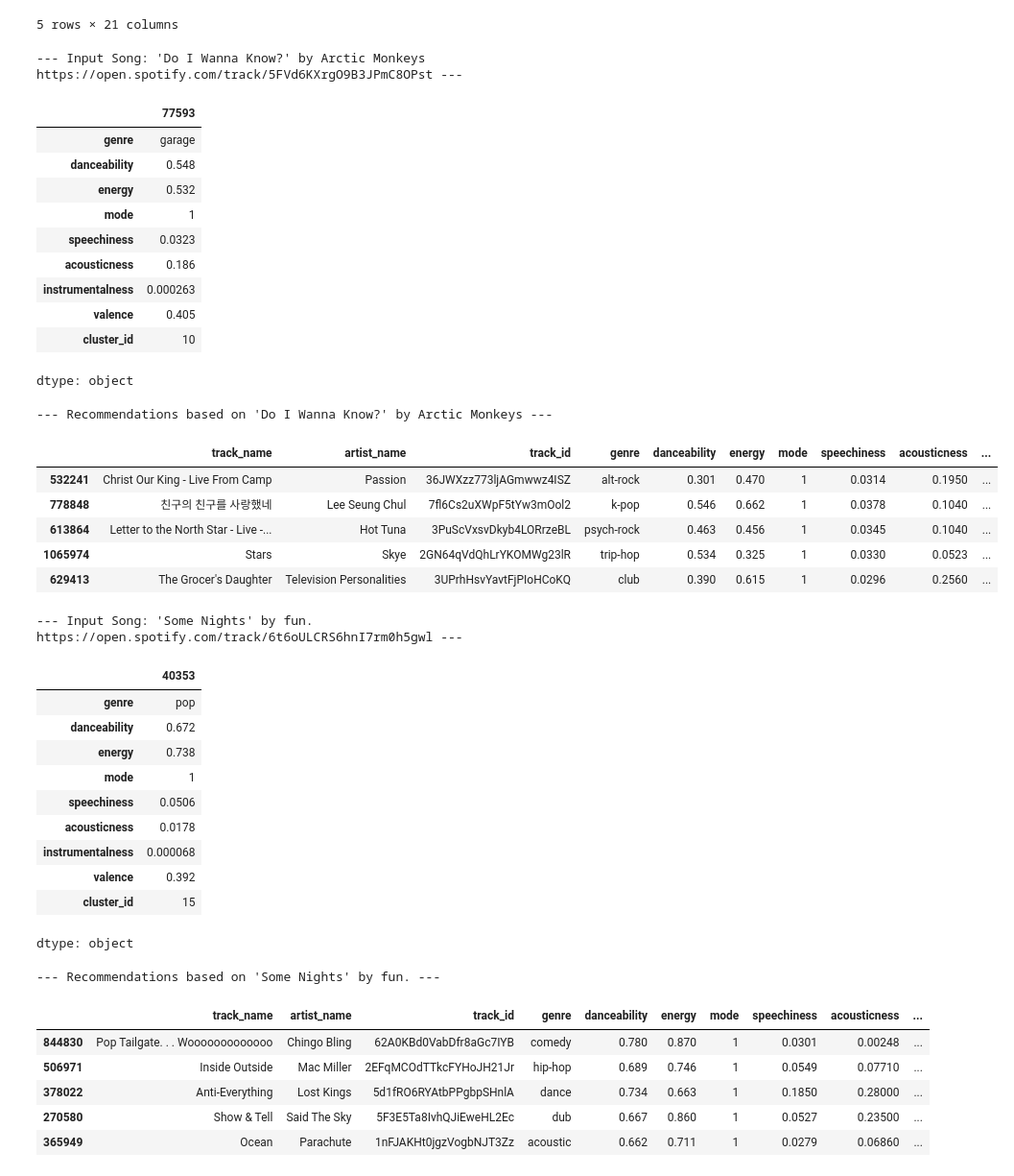
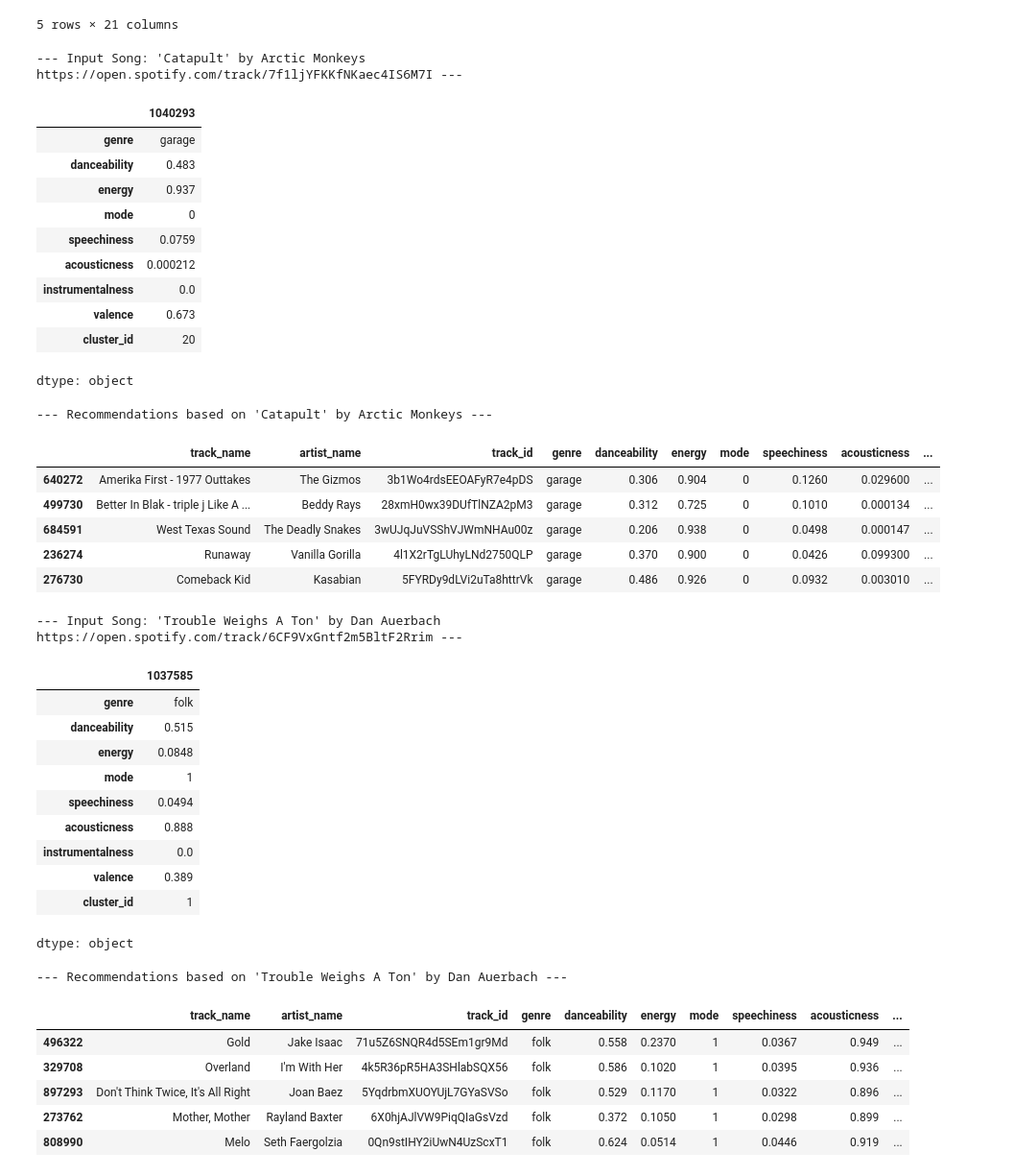
Before and after one commit to CamCranda11/MLFA25Project, a Jupyter notebook: MLProjectModel.ipynb, the cells around one changed output. Shown: that part at 96% size. Saved outputs shown, nothing was run; the diff lists cells and outputs as text; code cells hidden in the pictures.

Commit message:
ran tests, added a way to search for all songs by an artist, and added a cell to save the clustered data

```diff
--- a/MLProjectModel.ipynb
+++ b/MLProjectModel.ipynb
@@ -81,7 +81,7 @@ print("\n")
 # %%
 def recommend_songs(input_song_name, input_artist_name, data_df, num_recs=3):
     """
-    Recommends songs from the same cluster as the input song and artist.
+    Recommends songs from the same cluster and genre as the input song and artist.
     Includes track_id for generating Spotify links.
     """
     try:
@@ -90,21 +90,23 @@ def recommend_songs(input_song_name, input_artist_name, data_df, num_recs=3):
             (data_df['artist_name'] == input_artist_name)
         ].iloc[0]
         song_cluster = song_row['cluster_id']
+        song_genre = song_row['genre']
 
         recommendations = data_df[
             (data_df['cluster_id'] == song_cluster) &
+            (data_df['genre'] == song_genre) &
             ((data_df['track_name'] != input_song_name) | (data_df['artist_name'] != input_artist_name))
         ]
 
         if len(recommendations) == 0:
-            return "No similar songs found."
+            return "No similar songs found in the same genre."
 
         return recommendations.sample(min(num_recs, len(recommendations)))
 
     except IndexError:
         return f"Song '{input_song_name}' by {input_artist_name} not found in the dataset."
 # %%
-my_song = 'Do I Wanna Know?'
+my_song = 'Catapult'
 my_artist = 'Arctic Monkeys'
 recommendations = recommend_songs(my_song, my_artist, song_cluster_df, num_recs=5)
 
@@ -126,67 +128,67 @@ try:
 
 except IndexError:
     print(f"Song '{my_song}' by {my_artist} not found in the dataset.")
 
 
 print("\n")
 
-my_song_2 = 'Some Nights'
-my_artist_2 = 'fun.'
+my_song_2 = 'Trouble Weighs A Ton'
+my_artist_2 = 'Dan Auerbach'
 recommendations_2 = recommend_songs(my_song_2, my_artist_2, song_cluster_df, num_recs=5)
 
 try:
     input_song_2_row = song_cluster_df[
         (song_cluster_df['track_name'] == my_song_2) &
         (song_cluster_df['artist_name'] == my_artist_2)
     ].iloc[0]
     input_song_2_track_id = input_song_2_row['track_id']
     print(f"--- Input Song: '{my_song_2}' by {my_artist_2} https://open.spotify.com/track/{input_song_2_track_id} ---")
     display(input_song_2_row[['genre', 'danceability', 'energy', 'mode', 'speechiness', 'acousticness', 'instrumentalness', 'valence', 'cluster_id']])
 
     print(f"\n--- Recommendations based on '{my_song_2}' by {my_artist_2} ---")
     if isinstance(recommendations_2, pd.DataFrame):
         display(recommendations_2[['track_name', 'artist_name', 'track_id', 'genre', 'danceability', 'energy', 'mode', 'speechiness', 'acousticness', 'instrumentalness', 'valence', 'cluster_id']])
     else:
         print(recommendations_2)
 
 except IndexError:
     print(f"Song '{my_song_2}' by {my_artist_2} not found in the dataset.")
 # %% [output]
---- Input Song: 'Do I Wanna Know?' by Arctic Monkeys https://open.spotify.com/track/5FVd6KXrgO9B3JPmC8OPst ---
+--- Input Song: 'Catapult' by Arctic Monkeys https://open.spotify.com/track/7f1ljYFKKfNKaec4IS6M7I ---
-|  | 77593 |
+|  | 1040293 |
 | genre | garage |
-| danceability | 0.548 |
-| energy | 0.532 |
-| mode | 1 |
-| speechiness | 0.0323 |
-| acousticness | 0.186 |
-| instrumentalness | 0.000263 |
-| valence | 0.405 |
-| cluster_id | 10 |
+| danceability | 0.483 |
+| energy | 0.937 |
+| mode | 0 |
+| speechiness | 0.0759 |
+| acousticness | 0.000212 |
+| instrumentalness | 0.0 |
+| valence | 0.673 |
+| cluster_id | 20 |
 dtype: object
---- Recommendations based on 'Do I Wanna Know?' by Arctic Monkeys ---
+--- Recommendations based on 'Catapult' by Arctic Monkeys ---
 |  | track_name | artist_name | track_id | genre | danceability | energy | mode | speechiness | acousticness | ... |
-| 532241 | Christ Our King - Live From Camp | Passion | 36JWXzz773ljAGmwwz4ISZ | alt-rock | 0.301 | 0.470 | 1 | 0.0314 | 0.1950 | ... |
-| 778848 | 친구의 친구를 사랑했네 | Lee Seung Chul | 7fl6Cs2uXWpF5tYw3mOol2 | k-pop | 0.546 | 0.662 | 1 | 0.0378 | 0.1040 | ... |
-| 613864 | Letter to the North Star - Live -... | Hot Tuna | 3PuScVxsvDkyb4LORrzeBL | psych-rock | 0.463 | 0.456 | 1 | 0.0345 | 0.1040 | ... |
-| 1065974 | Stars | Skye | 2GN64qVdQhLrYKOMWg23lR | trip-hop | 0.534 | 0.325 | 1 | 0.0330 | 0.0523 | ... |
-| 629413 | The Grocer's Daughter | Television Personalities | 3UPrhHsvYavtFjPIoHCoKQ | club | 0.390 | 0.615 | 1 | 0.0296 | 0.2560 | ... |
+| 640272 | Amerika First - 1977 Outtakes | The Gizmos | 3b1Wo4rdsEEOAFyR7e4pDS | garage | 0.306 | 0.904 | 0 | 0.1260 | 0.029600 | ... |
+| 499730 | Better In Blak - triple j Like A ... | Beddy Rays | 28xmH0wx39DUfTlNZA2pM3 | garage | 0.312 | 0.725 | 0 | 0.1010 | 0.000134 | ... |
+| 684591 | West Texas Sound | The Deadly Snakes | 3wUJqJuVSShVJWmNHAu00z | garage | 0.206 | 0.938 | 0 | 0.0498 | 0.000147 | ... |
+| 236274 | Runaway | Vanilla Gorilla | 4l1X2rTgLUhyLNd2750QLP | garage | 0.370 | 0.900 | 0 | 0.0426 | 0.099300 | ... |
+| 276730 | Comeback Kid | Kasabian | 5FYRDy9dLVi2uTa8httrVk | garage | 0.486 | 0.926 | 0 | 0.0932 | 0.003010 | ... |
---- Input Song: 'Some Nights' by fun. https://open.spotify.com/track/6t6oULCRS6hnI7rm0h5gwl ---
+--- Input Song: 'Trouble Weighs A Ton' by Dan Auerbach https://open.spotify.com/track/6CF9VxGntf2m5BltF2Rrim ---
-|  | 40353 |
-| genre | pop |
-| danceability | 0.672 |
-| energy | 0.738 |
+|  | 1037585 |
+| genre | folk |
+| danceability | 0.515 |
+| energy | 0.0848 |
 | mode | 1 |
-| speechiness | 0.0506 |
-| acousticness | 0.0178 |
-| instrumentalness | 0.000068 |
-| valence | 0.392 |
-| cluster_id | 15 |
+| speechiness | 0.0494 |
+| acousticness | 0.888 |
+| instrumentalness | 0.0 |
+| valence | 0.389 |
+| cluster_id | 1 |
 dtype: object
---- Recommendations based on 'Some Nights' by fun. ---
+--- Recommendations based on 'Trouble Weighs A Ton' by Dan Auerbach ---
 |  | track_name | artist_name | track_id | genre | danceability | energy | mode | speechiness | acousticness | ... |
-| 844830 | Pop Tailgate. . . Wooooooooooooo | Chingo Bling | 62A0KBd0VabDfr8aGc7IYB | comedy | 0.780 | 0.870 | 1 | 0.0301 | 0.00248 | ... |
-| 506971 | Inside Outside | Mac Miller | 2EFqMCOdTTkcFYHoJH21Jr | hip-hop | 0.689 | 0.746 | 1 | 0.0549 | 0.07710 | ... |
-| 378022 | Anti-Everything | Lost Kings | 5d1fRO6RYAtbPPgbpSHnlA | dance | 0.734 | 0.663 | 1 | 0.1850 | 0.28000 | ... |
-| 270580 | Show & Tell | Said The Sky | 5F3E5Ta8IvhQJiEweHL2Ec | dub | 0.667 | 0.860 | 1 | 0.0527 | 0.23500 | ... |
-| 365949 | Ocean | Parachute | 1nFJAKHt0jgzVogbNJT3Zz | acoustic | 0.662 | 0.711 | 1 | 0.0279 | 0.06860 | ... |
+| 496322 | Gold | Jake Isaac | 71u5Z6SNQR4d5SEm1gr9Md | folk | 0.558 | 0.2370 | 1 | 0.0367 | 0.949 | ... |
+| 329708 | Overland | I'm With Her | 4k5R36pR5HA3SHlabSQX56 | folk | 0.586 | 0.1020 | 1 | 0.0395 | 0.936 | ... |
+| 897293 | Don't Think Twice, It's All Right | Joan Baez | 5YqdrbmXUOYUjL7GYaSVSo | folk | 0.529 | 0.1170 | 1 | 0.0322 | 0.896 | ... |
+| 273762 | Mother, Mother | Rayland Baxter | 6X0hjAJlVW9PiqQIaGsVzd | folk | 0.372 | 0.1050 | 1 | 0.0298 | 0.899 | ... |
+| 808990 | Melo | Seth Faergolzia | 0Qn9stIHY2iUwN4UzScxT1 | folk | 0.624 | 0.0514 | 1 | 0.0446 | 0.919 | ... |
```
Also changed, not shown: parts of 2 cells of this notebook.
